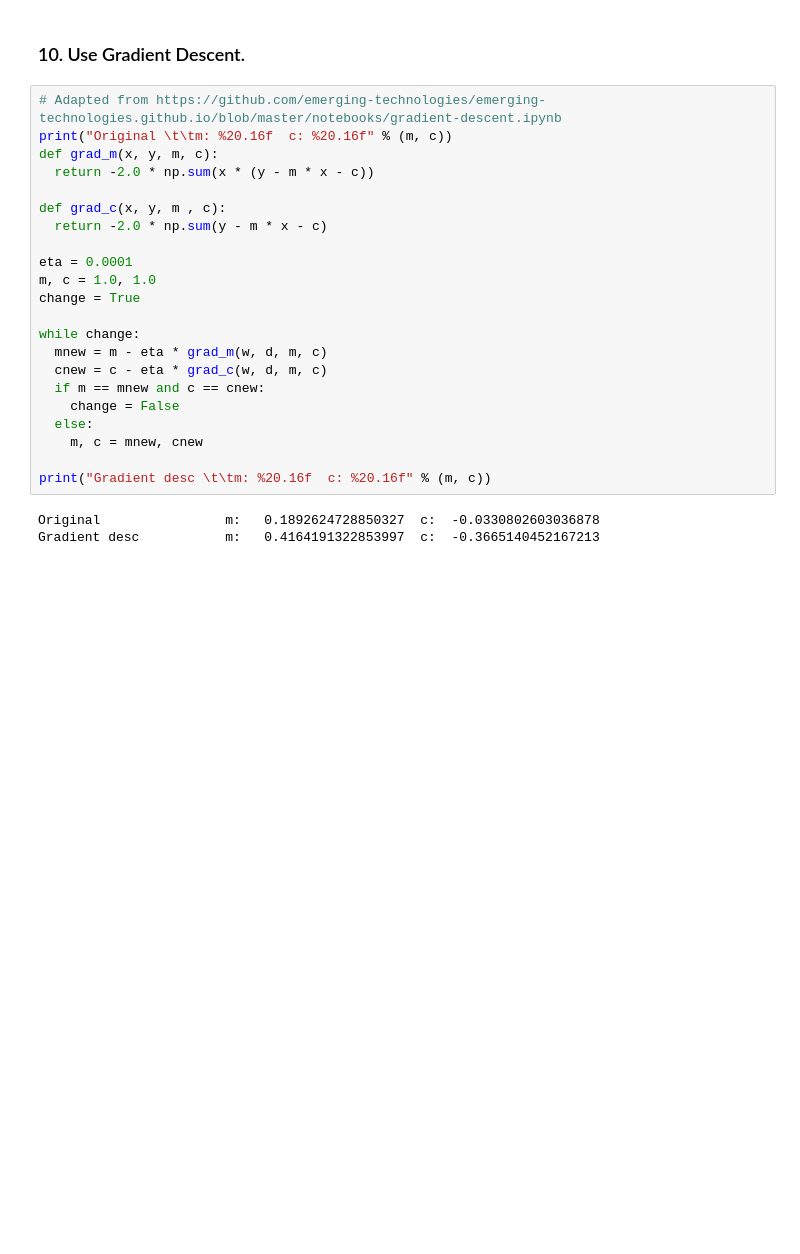
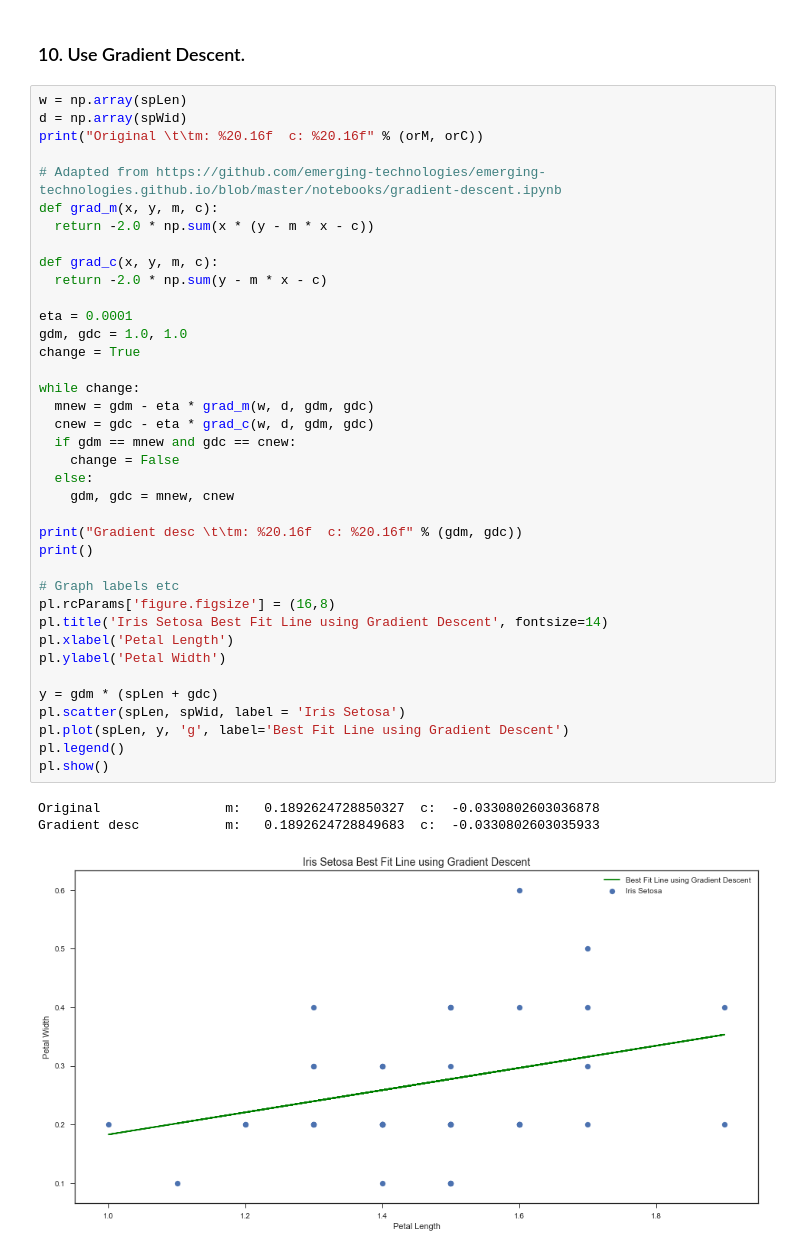
Before and after one commit to rebeccabernie/Iris-JPN, a Jupyter notebook: IrisData.ipynb, the cells around one changed output. Saved outputs shown, nothing was run; the diff lists cells and outputs as text; blank space fills up the shorter version.

Commit message:
Gradient descent for setosa working

```diff
--- a/IrisData.ipynb
+++ b/IrisData.ipynb
@@ -175,27 +178,44 @@ R-squared: 0.183023
 # %% [markdown]
 ### 10. Use Gradient Descent.
 # %%
+w = np.array(spLen)
+d = np.array(spWid)
+print("Original \t\tm: %20.16f  c: %20.16f" % (orM, orC))
+
 # Adapted from https://github.com/emerging-technologies/emerging-technologies.github.io/blob/master/notebooks/gradient-descent.ipynb
-print("Original \t\tm: %20.16f  c: %20.16f" % (m, c))
 def grad_m(x, y, m, c):
   return -2.0 * np.sum(x * (y - m * x - c))
 
-def grad_c(x, y, m , c):
+def grad_c(x, y, m, c):
   return -2.0 * np.sum(y - m * x - c)
 
 eta = 0.0001
-m, c = 1.0, 1.0
+gdm, gdc = 1.0, 1.0
 change = True
 
 while change:
-  mnew = m - eta * grad_m(w, d, m, c)
-  cnew = c - eta * grad_c(w, d, m, c)
-  if m == mnew and c == cnew:
+  mnew = gdm - eta * grad_m(w, d, gdm, gdc)
+  cnew = gdc - eta * grad_c(w, d, gdm, gdc)
+  if gdm == mnew and gdc == cnew:
     change = False
   else:
-    m, c = mnew, cnew
+    gdm, gdc = mnew, cnew
 
-print("Gradient desc \t\tm: %20.16f  c: %20.16f" % (m, c))
+print("Gradient desc \t\tm: %20.16f  c: %20.16f" % (gdm, gdc))
+print()
+
+# Graph labels etc
+pl.rcParams['figure.figsize'] = (16,8)
+pl.title('Iris Setosa Best Fit Line using Gradient Descent', fontsize=14)
+pl.xlabel('Petal Length')
+pl.ylabel('Petal Width')
+
+y = gdm * (spLen + gdc)
+pl.scatter(spLen, spWid, label = 'Iris Setosa')
+pl.plot(spLen, y, 'g', label='Best Fit Line using Gradient Descent')
+pl.legend()
+pl.show()
 # %% [output]
 Original                m:   0.1892624728850327  c:  -0.0330802603036878
-Gradient desc           m:   0.4164191322853997  c:  -0.3665140452167213
+Gradient desc           m:   0.1892624728849683  c:  -0.0330802603035933
+[figure, added]
```
Also changed, not shown: parts of 1 cell of this notebook.
